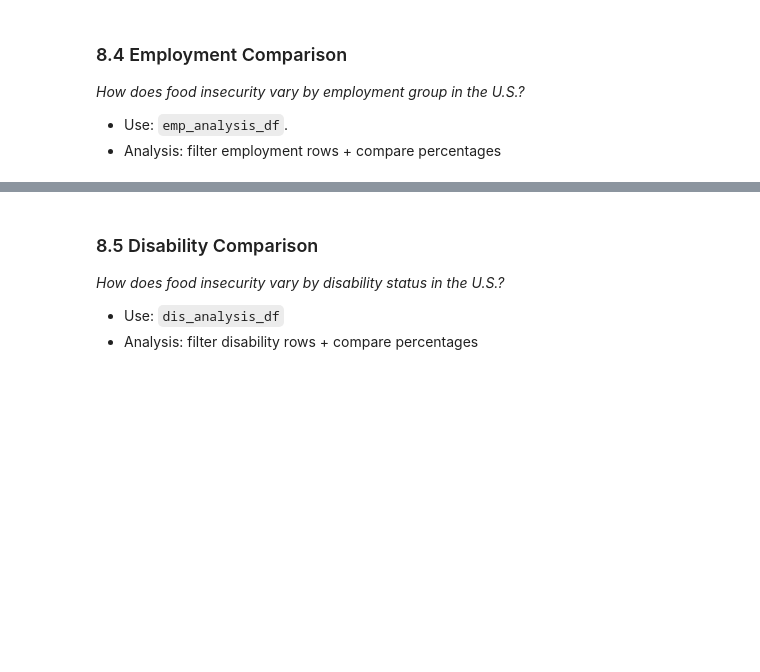
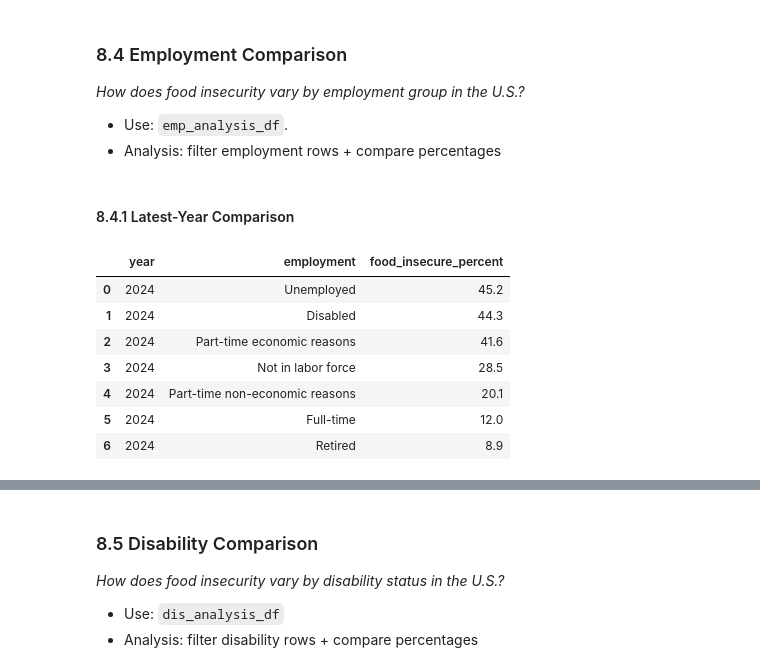
Before and after one commit to MichaelBujard/notebook-portfolio-project-0, a Jupyter notebook: notebooks/food_insecurity_analysis.ipynb, the cells around one changed output, grey strips where cells are left out. Drawn from its saved outputs; the diff is of its cells as text; code cells hidden in the pictures; blank space fills up the shorter version.

```diff
--- a/notebooks/food_insecurity_analysis.ipynb
+++ b/notebooks/food_insecurity_analysis.ipynb
@@ -2712,0 +2733,35 @@ Across every year from 2017 through 2024, the less-than-high-school category had
+# %% [markdown]
+#### 8.4.1 Latest-Year Comparison
+# %%
+latest_employment_year = emp_analysis_df['year'].max()
+
+latest_employment_df = (
+    emp_analysis_df.loc[
+        emp_analysis_df['year'] == latest_employment_year,
+        [
+            'year',
+            'employment',
+            'food_insecure_percent'
+        ]
+    ]
+    .assign(
+        employment=lambda df: pd.Categorical(
+            df['employment'],
+            categories=employment_order,
+            ordered=True
+        )
+    )
+    .sort_values('employment')
+    .reset_index(drop=True)
+)
+
+display(latest_employment_df)
+# %% [output]
+|  | year | employment | food_insecure_percent |
+| 0 | 2024 | Unemployed | 45.2 |
+| 1 | 2024 | Disabled | 44.3 |
+| 2 | 2024 | Part-time economic reasons | 41.6 |
+| 3 | 2024 | Not in labor force | 28.5 |
+| 4 | 2024 | Part-time non-economic reasons | 20.1 |
+| 5 | 2024 | Full-time | 12.0 |
+| 6 | 2024 | Retired | 8.9 |
```
Also changed, not shown: parts of 12 cells of this notebook, 1 other file.
